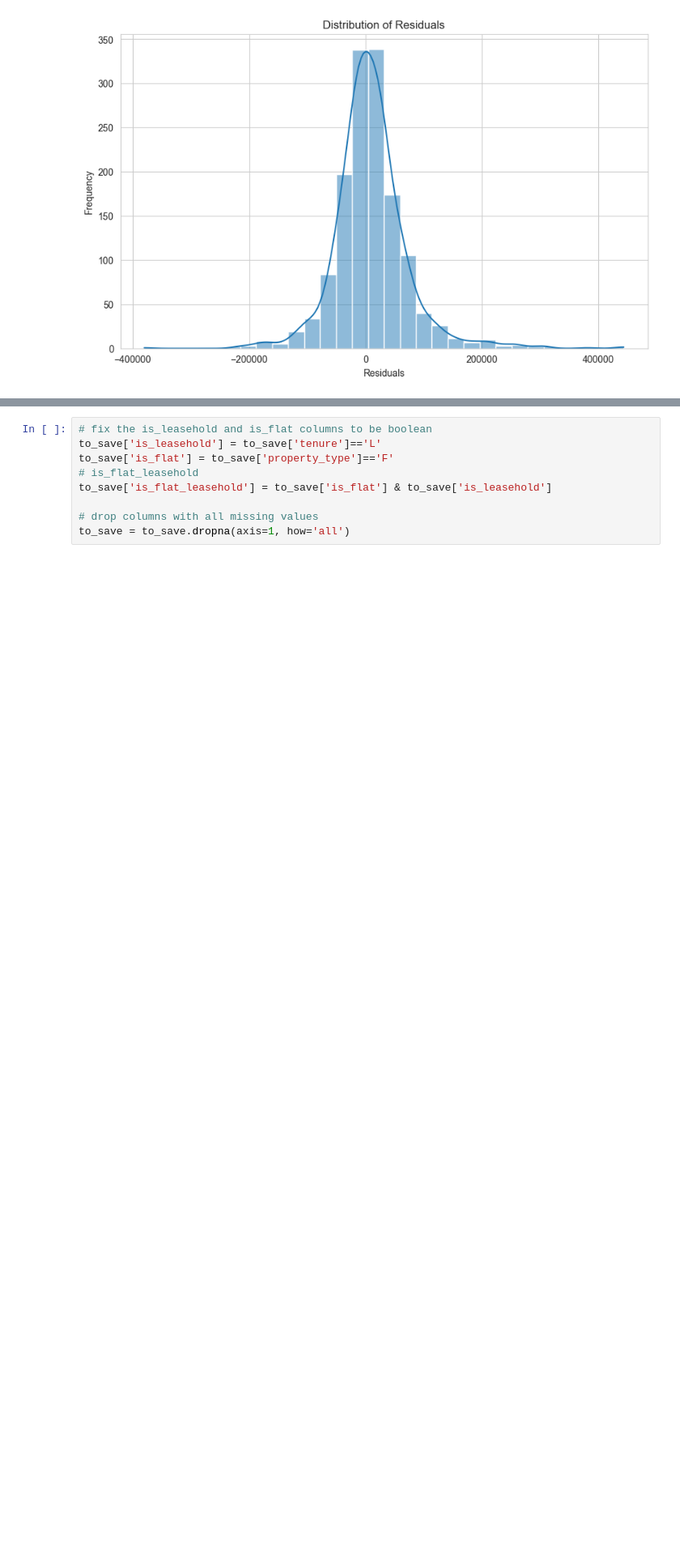
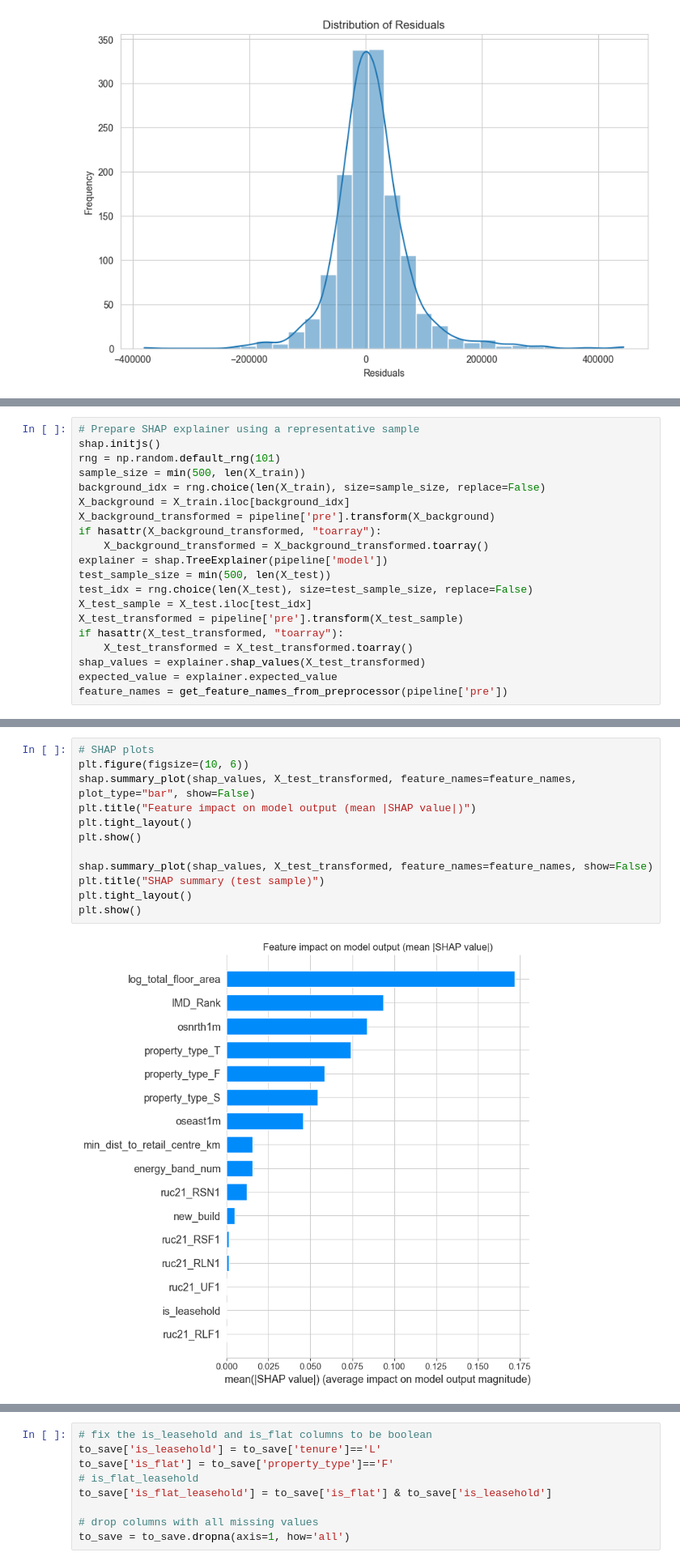
Before and after one commit to maleeper/Midlands_House_Prices, a Jupyter notebook: jupyter_notebooks/12.1 Cross Validation and Hyperparameter Optimisation XGBRegressor.ipynb, the cells around one changed output, grey strips where cells are left out. Shown at 81% size. Drawn from its saved outputs; the diff is of its cells as text; blank space fills up the shorter version.

Commit message:
model: SHAP analysis and conclusions

```diff
--- a/jupyter_notebooks/12.1 Cross Validation and Hyperparameter Optimisation XGBRegressor.ipynb
+++ b/jupyter_notebooks/12.1 Cross Validation and Hyperparameter Optimisation XGBRegressor.ipynb
@@ -520,0 +538,20 @@ plt.show()
+# %%
+# Prepare SHAP explainer using a representative sample
+shap.initjs()
+rng = np.random.default_rng(101)
+sample_size = min(500, len(X_train))
+background_idx = rng.choice(len(X_train), size=sample_size, replace=False)
+X_background = X_train.iloc[background_idx]
+X_background_transformed = pipeline['pre'].transform(X_background)
+if hasattr(X_background_transformed, "toarray"):
+    X_background_transformed = X_background_transformed.toarray()
+explainer = shap.TreeExplainer(pipeline['model'])
+test_sample_size = min(500, len(X_test))
+test_idx = rng.choice(len(X_test), size=test_sample_size, replace=False)
+X_test_sample = X_test.iloc[test_idx]
+X_test_transformed = pipeline['pre'].transform(X_test_sample)
+if hasattr(X_test_transformed, "toarray"):
+    X_test_transformed = X_test_transformed.toarray()
+shap_values = explainer.shap_values(X_test_transformed)
+expected_value = explainer.expected_value
+feature_names = get_feature_names_from_preprocessor(pipeline['pre'])
@@ -520,0 +560,14 @@ plt.show()
+# %%
+# SHAP plots
+plt.figure(figsize=(10, 6))
+shap.summary_plot(shap_values, X_test_transformed, feature_names=feature_names, plot_type="bar", show=False)
+plt.title("Feature impact on model output (mean |SHAP value|)")
+plt.tight_layout()
+plt.show()
+
+shap.summary_plot(shap_values, X_test_transformed, feature_names=feature_names, show=False)
+plt.title("SHAP summary (test sample)")
+plt.tight_layout()
+plt.show()
+# %% [output]
+[figure, added]
```
Also changed, not shown: parts of 11 cells of this notebook, 4 other files.
